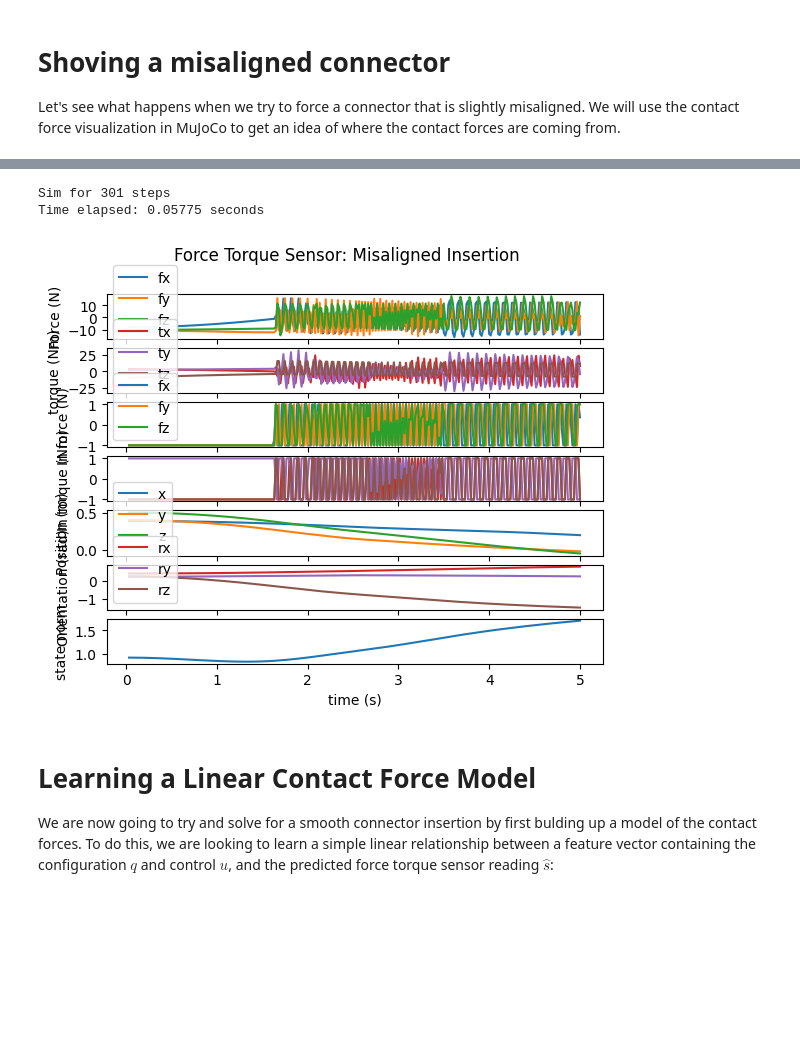
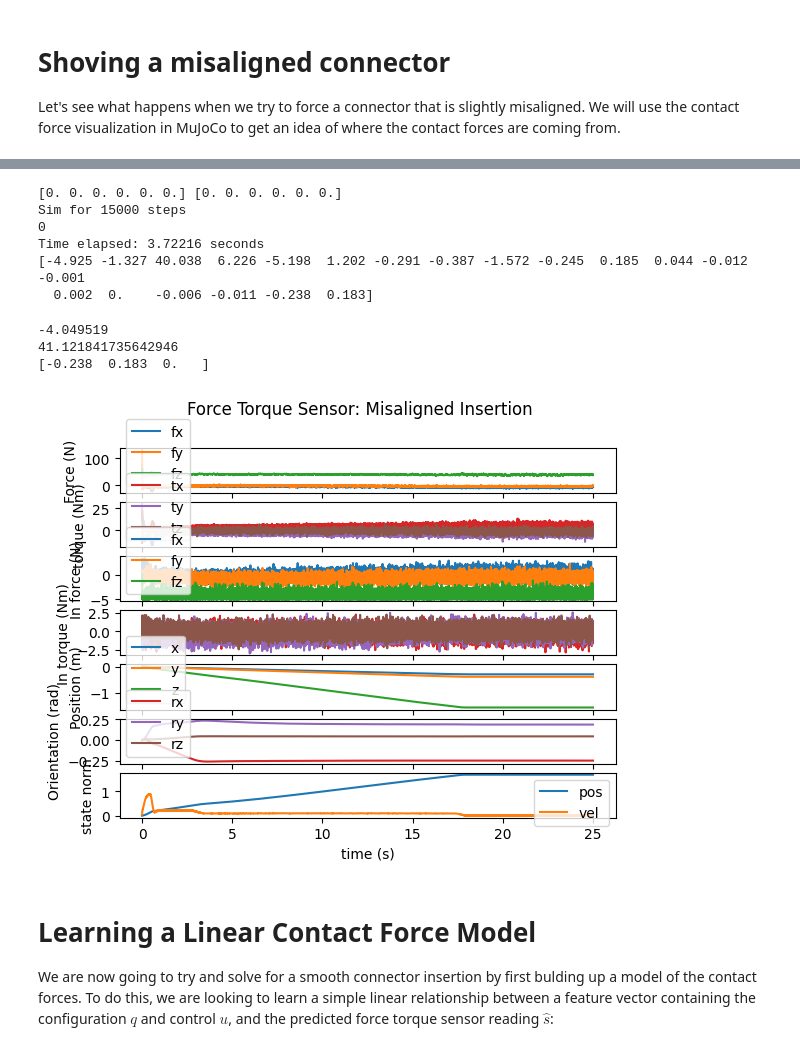
Before and after one commit to mass2010chromium/cs8803_project, a Jupyter notebook: notebook/plugging_6dof.ipynb, the cells around one changed output, grey strips where cells are left out. Drawn from its saved outputs; the diff is of its cells as text; code cells hidden in the pictures; blank space fills up the shorter version.

```diff
--- a/notebook/tmp.ipynb
+++ b/notebook/plugging_6dof.ipynb
@@ -365,21 +501,33 @@ learn_model.save("ppo_6dof_free_short")
 # %%
-# time stuff
-duration = 5.0  # (seconds)
-framerate = 60  # (Hz)
+###### time stuff
+duration = 25  # (seconds)
+framerate = 600  # (Hz)
 dt = 1/framerate
 t_vec = np.linspace(0, duration, num = int(duration / dt) + 1)
 N = len(t_vec)
 
 # initialize mujoco model
 mujoco.mj_resetData(model, data)
-mj_steps_per_call = 10 # run mujoco at 600 hz, record at 60 hz
+mj_steps_per_call = 1 # run mujoco at 600 hz, record at 60 hz
 model.opt.timestep = dt/mj_steps_per_call
 
+#np.random.seed(0)
+rpy = (np.random.random(3) - 0.5)
+rpy[2] = 0
+rpy = 0.3 * rpy / np.linalg.norm(rpy)
+#rpy = np.array([0.3, 0.3, 0.0])
+from scipy.spatial.transform import Rotation
+rotation = Rotation.from_euler('xyz', rpy)
+model.body("f").quat = rotation.as_quat(scalar_first=True)
 frames = []
 
 # set initial condition
 mujoco.mj_resetData(model, data)
-data.qpos = np.random.random(6)
+data.qpos = np.zeros(6)
+data.qvel = np.zeros(6)
+# data.qpos = np.random.random(6) - 0.5
+# data.qvel = np.random.random(6) - 0.5
+print(data.qpos, data.qvel)
 
 sensor_data = []
 all_actions = []
@@ -388,6 +536,8 @@ vis=False
 
 # sim loop
 print(f"Sim for {N} steps")
+print(action_babying)
+actions = np.zeros(6)
 t0 = time.time()
 for i in range(N-1):
     t = i*dt
@@ -396,11 +546,14 @@ for i in range(N-1):
     obs_arr = np.concatenate((
         data.sensor('force').data.copy(),
         data.sensor('torque').data.copy(),
-        data.qpos,
-        data.qvel
+        data.sensor('plugpos').data.copy(),
+        data.qpos[3:],
+        data.qvel,
+        #[0, 0]
+        rpy[:2]
     ))
     actions, pred_states = learn_model.predict(obs_arr)
-
+    actions[2] += action_babying
     # simulate and record force torque data
     data.ctrl = actions#[max(-2,-1 - .25*t), 0, 0, 0.] + controller_offset
 
@@ -410,13 +563,14 @@ for i in range(N-1):
     all_actions.append(actions)
 
     # rendering stuff
-    if vis:
+    if vis and i % 30 == 0:
         renderer.update_scene(data, "track", options)
         pixels = renderer.render()
         frames.append(pixels)
 
 t1 = time.time()
 print(f"Time elapsed: {t1-t0:.5f} seconds")
+print(obs_arr)
 
 if vis:
     media.show_video(frames, fps=framerate, width = 500, height = 500)
@@ -424,14 +578,22 @@ if vis:
     # save this video for a later comparison
     naive_plugging_frames = frames.copy()
 # %% [output]
-Sim for 301 steps
-Time elapsed: 0.05775 seconds
+[0. 0. 0. 0. 0. 0.] [0. 0. 0. 0. 0. 0.]
+Sim for 15000 steps
+0
+Time elapsed: 3.72216 seconds
+[-4.925 -1.327 40.038  6.226 -5.198  1.202 -0.291 -0.387 -1.572 -0.245  0.185  0.044 -0.012 -0.001
+  0.002  0.    -0.006 -0.011 -0.238  0.183]
 # %%
 # @title Force torque data from misaligned plugging
 # plot mj vs linear model
 misaligned_sensor_data = np.array(sensor_data)
 f, (ax1, ax2, ax3, ax4, ax5, ax6, ax7) = plt.subplots(7, 1, sharex=True)
+# f, (ax3, ax4, ax5, ax6, ax7) = plt.subplots(5, 1, sharex=True)
 plot_actions = np.array(all_actions)
+print(plot_actions[:, 2].mean())
+print(np.linalg.norm(misaligned_sensor_data[:, :6], axis=1).mean())
+print(rpy)
 
 labels = ['fx', 'fy', 'fz']
 ls = 'dotted'
@@ -461,35 +623,40 @@ labels = ['tx', 'ty', 'tz']
 for i in range(3):
     i = i + 3
     color = plt.get_cmap('tab10')(i)
     ax4.plot(t_vec[2:], plot_actions[1:,i], color = color, label = labels[i-3])
 ax4.set_xlabel('time (s)')
 ax4.set_ylabel('In torque (Nm)');
 
 labels = ['x', 'y', 'z']
 for i in range(3):
     i = i
     color = plt.get_cmap('tab10')(i)
     ax5.plot(t_vec[2:], misaligned_sensor_data[1:,i+6], color = color, label = labels[i])
 ax5.set_ylabel('Position (m)');
 ax5.legend(loc = 'lower left')
 
 labels = ['rx', 'ry', 'rz']
 for i in range(3):
     i = i + 3
     color = plt.get_cmap('tab10')(i)
     ax6.plot(t_vec[2:], misaligned_sensor_data[1:,i+6], color = color, label = labels[i-3])
 ax6.set_ylabel('Orientation (rad)');
 ax6.legend(loc = 'lower left')
 
 
-ax7.plot(t_vec[2:], np.linalg.norm(misaligned_sensor_data[1:,6:12], axis=1))
+ax7.plot(t_vec[2:], np.linalg.norm(misaligned_sensor_data[1:,6:12], axis=1), label="pos")
+ax7.plot(t_vec[2:], np.linalg.norm(misaligned_sensor_data[1:,12:18], axis=1), label="vel")
+ax7.legend()
 ax7.set_ylabel('state norm')
 ax7.set_xlabel('time (s)')
 
 
 f.suptitle('Force Torque Sensor: Misaligned Insertion');
 # %% [output]
+-4.049519
+41.121841735642946
+[-0.238  0.183  0.   ]
-[figure, old version]
+[figure, new version]
 # %% [markdown]
 # Learning a Linear Contact Force Model
 We are now going to try and solve for a smooth connector insertion by first bulding up a model of the contact forces. To do this, we are looking to learn a simple linear relationship between a feature vector containing the configuration $q$ and control $u$, and the predicted force torque sensor reading $\hat{s}$:
```
Also changed, not shown: parts of 9 cells of this notebook, 1 other file.
